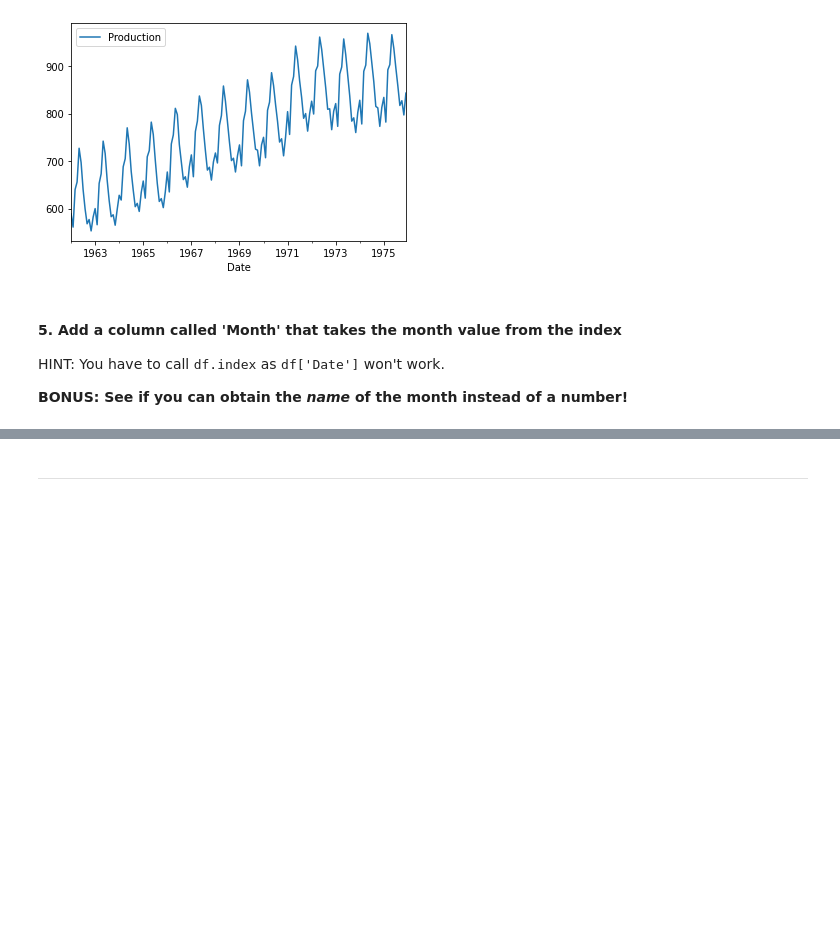
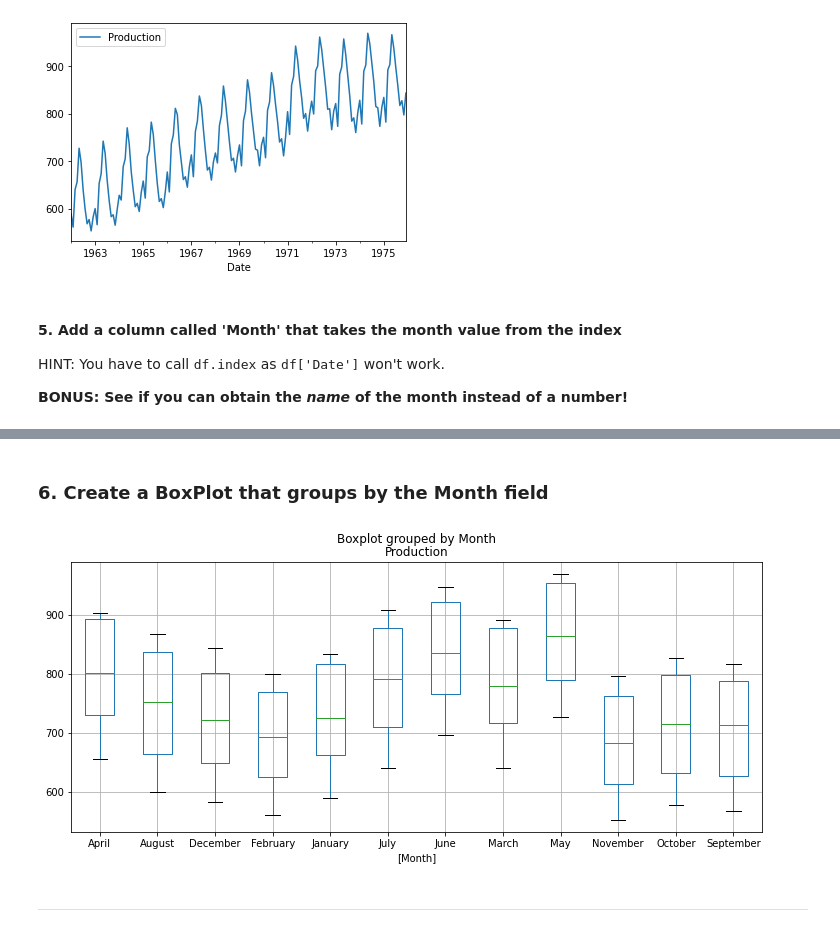
Before and after one commit to StevTobs/TimeSeries_Python, a Jupyter notebook: Time_Series_with_Pandas.ipynb, the cells around one changed output, grey strips where cells are left out. Drawn from its saved outputs; the diff is of its cells as text; code cells hidden in the pictures; blank space fills up the shorter version.

```diff
--- a/Time_Series_with_Pandas.ipynb
+++ b/Time_Series_with_Pandas.ipynb
@@ -923,3 +935,10 @@ df.head()
+# %% [markdown]
+### 6. Create a BoxPlot that groups by the Month field
+# %%
+# DON'T WRITE HERE
+df.boxplot(by='Month',figsize=(12,5));
+# %% [output]
+[figure, added]
 # %% [markdown]
 
 
```
Also changed, not shown: parts of 14 cells of this notebook.
